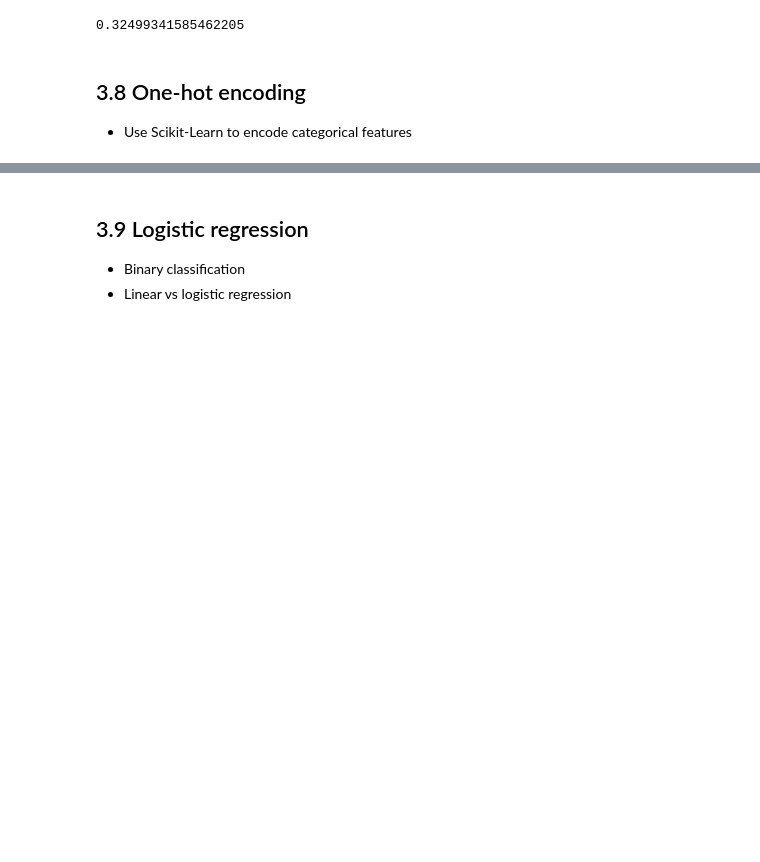
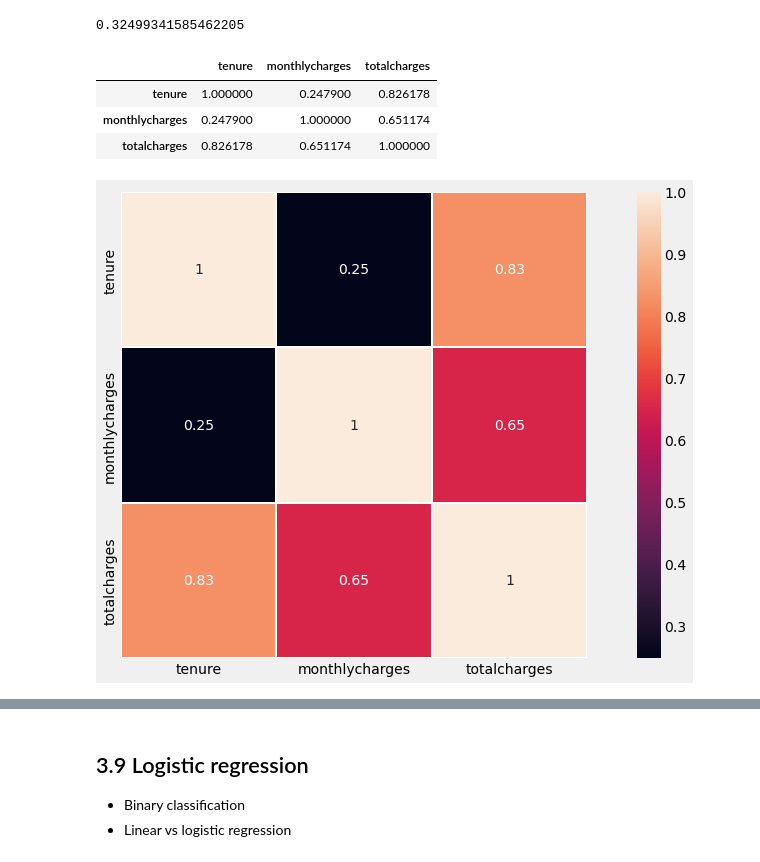
Before and after one commit to DataTalksClub/machine-learning-zoomcamp, a Jupyter notebook: course-zoomcamp/03-classification/notebook.ipynb, the cells around one changed output, grey strips where cells are left out. Drawn from its saved outputs; the diff is of its cells as text; code cells hidden in the pictures; blank space fills up the shorter version.

Commit message:
Added heatmap, decorative table, some markdowns on Logistic Regression and Sigmoid function

```diff
--- a/course-zoomcamp/03-classification/notebook.ipynb
+++ b/course-zoomcamp/03-classification/notebook.ipynb
@@ -21,5 +21,10 @@ import pandas as pd
 import numpy as np
 
 import matplotlib.pyplot as plt
+import seaborn as sns
+
+
+plt.rcParams['figure.figsize'] = (16, 8)
+plt.style.use('fivethirtyeight')
 # %%
 data = 'https://raw.githubusercontent.com/alexeygrigorev/mlbookcamp-code/master/chapter-03-churn-prediction/WA_Fn-UseC_-Telco-Customer-Churn.csv'
@@ -39,5 +54,6 @@ data-week-3.csv     100%[===================>] 954,59K  --.-KB/s    in 0,1s
 # %%
-df = pd.read_csv('data-week-3.csv')
+# df = pd.read_csv('data-week-3.csv')
+df = pd.read_csv('WA_Fn-UseC_-Telco-Customer-Churn.csv')
 df.head()
 # %% [output]
 |  | customerID | gender | SeniorCitizen | Partner | Dependents | tenure | PhoneService | MultipleLines | ... |
@@ -418,7 +438,15 @@ df_full_train[(df_full_train.monthlycharges > 20) & (df_full_train.monthlycharge
 df_full_train[df_full_train.monthlycharges > 50].churn.mean()
 # %% [output]
 0.32499341585462205
-# %% [markdown]
-## 3.8 One-hot encoding
-
-* Use Scikit-Learn to encode categorical features
+# %%
+"""Correlation matrix"""
+display(df[numerical].corr())
+
+"""Using heatmap"""
+sns.heatmap(df[numerical].corr(), square = True, annot = True, lw = 0.2);
+# %% [output]
+|  | tenure | monthlycharges | totalcharges |
+| tenure | 1.000000 | 0.247900 | 0.826178 |
+| monthlycharges | 0.247900 | 1.000000 | 0.651174 |
+| totalcharges | 0.826178 | 0.651174 | 1.000000 |
+[figure, added]
```
Also changed, not shown: parts of 6 cells of this notebook.
